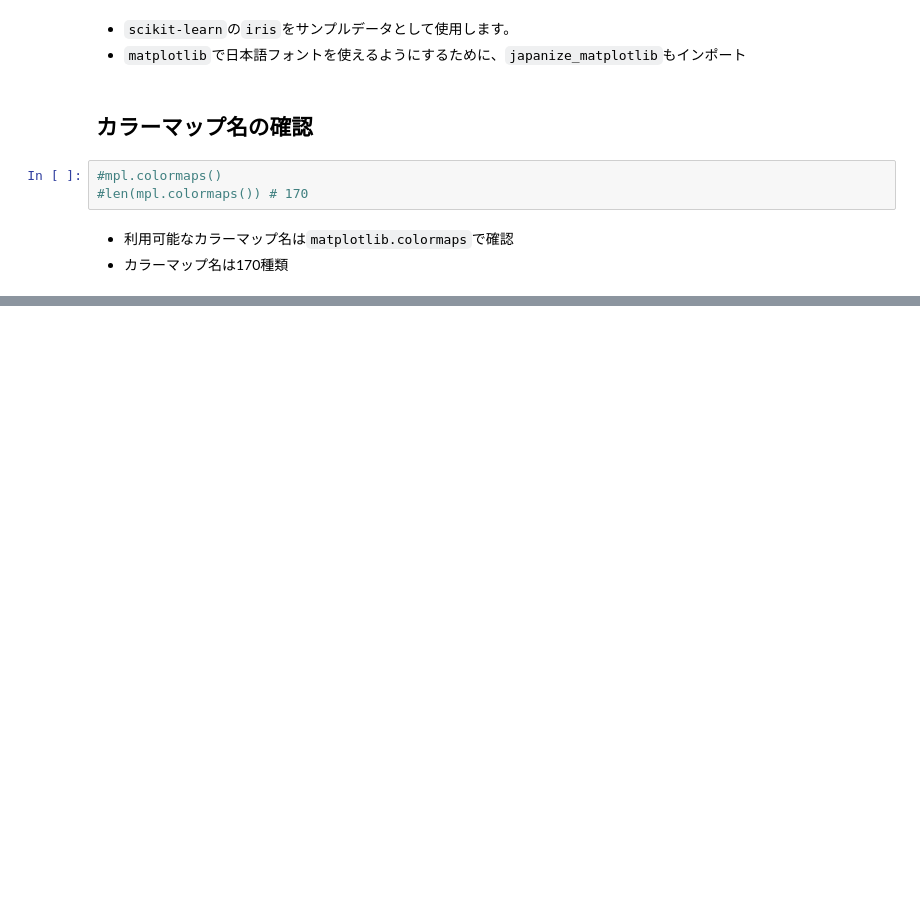
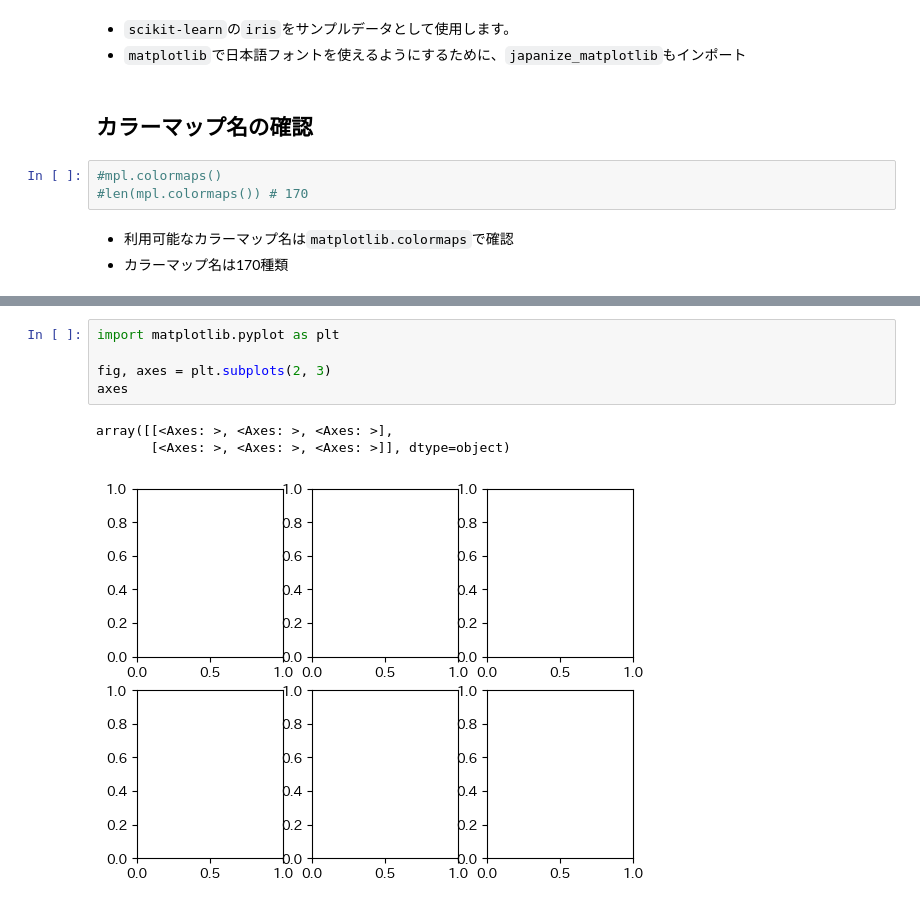
Before and after one commit to shotakaha/kumaroot, a Jupyter notebook: mystmd/matplotlib.ipynb, the cells around one changed output, grey strips where cells are left out. Cells and saved outputs as stored; diff of their text form; blank space fills up the shorter version.

```diff
--- a/mystmd/matplotlib.ipynb
+++ b/mystmd/matplotlib.ipynb
@@ -80,0 +104,9 @@ _ = ax.legend(
+# %%
+import matplotlib.pyplot as plt
+
+fig, axes = plt.subplots(2, 3)
+axes
+# %% [output]
+array([[<Axes: >, <Axes: >, <Axes: >],
+       [<Axes: >, <Axes: >, <Axes: >]], dtype=object)
+[figure, added]
```
Also changed, not shown: parts of 8 cells of this notebook.
